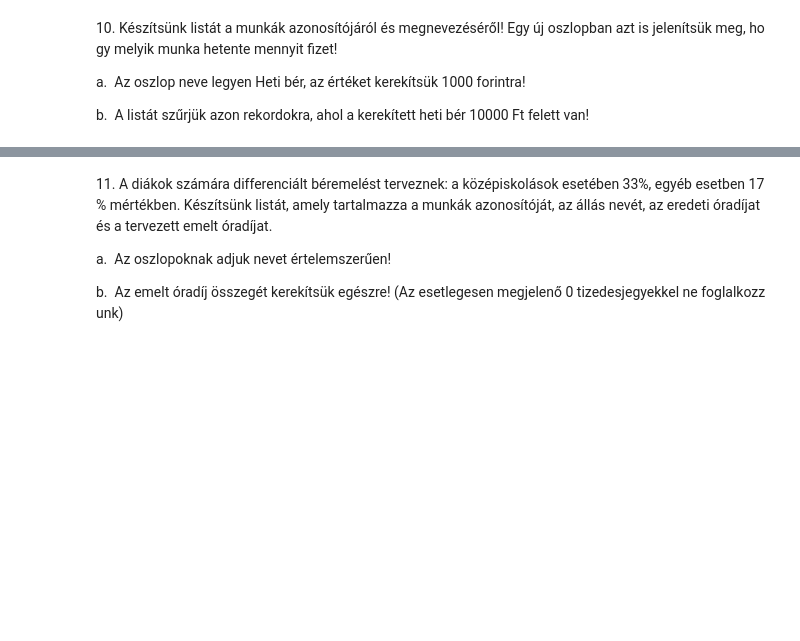
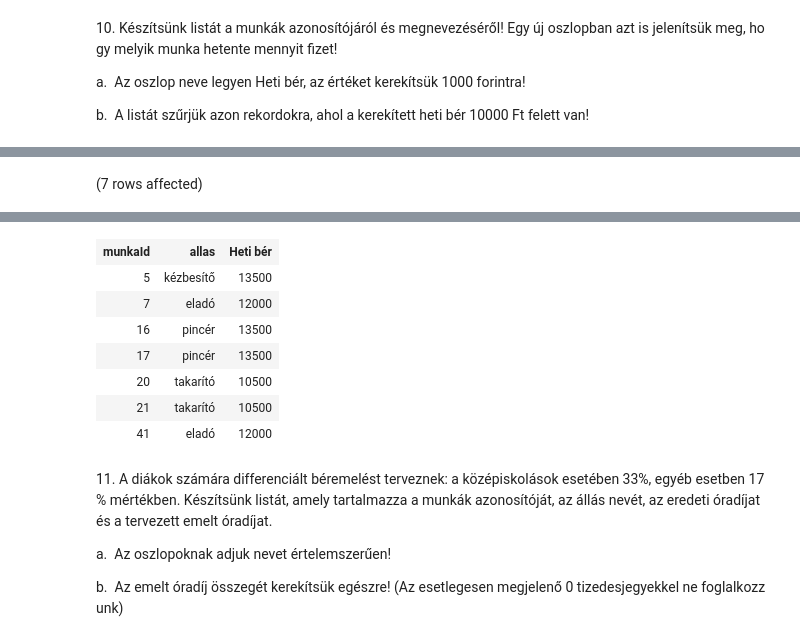
Before and after one commit to AbelKornel/adatbazisok, a Jupyter notebook: gyakorlat01_feladatok_megold.ipynb, the cells around one changed output, grey strips where cells are left out. Cells and saved outputs as stored; diff of their text form; code cells hidden in the pictures; blank space fills up the shorter version.

```diff
--- a/gyakorlat01_feladatok_megold.ipynb
+++ b/gyakorlat01_feladatok_megold.ipynb
@@ -192,0 +211,7 @@ Total execution time: 00:00:00
+# %%
+SELECT munkaId, allas,
+        ROUND(oradij * oraszam * 5, 1000) as 'Heti bér'
+FROM munka
+WHERE ROUND(oradij * oraszam * 5, 1000) > 10000
+# %% [output]
+(7 rows affected)
@@ -193,3 +219,11 @@ Total execution time: 00:00:00
+| munkaId | allas | Heti bér |
+| 5 | kézbesítő | 13500 |
+| 7 | eladó | 12000 |
+| 16 | pincér | 13500 |
+| 17 | pincér | 13500 |
+| 20 | takarító | 10500 |
+| 21 | takarító | 10500 |
+| 41 | eladó | 12000 |
 # %% [markdown]
 11. A diákok számára differenciált béremelést terveznek: a középiskolások esetében 33%, egyéb esetben 17% mértékben. Készítsünk listát, amely tartalmazza a munkák azonosítóját, az állás nevét, az eredeti óradíjat és a tervezett emelt óradíjat.
 
```
Also changed, not shown: parts of 9 cells of this notebook, 2 other files.
